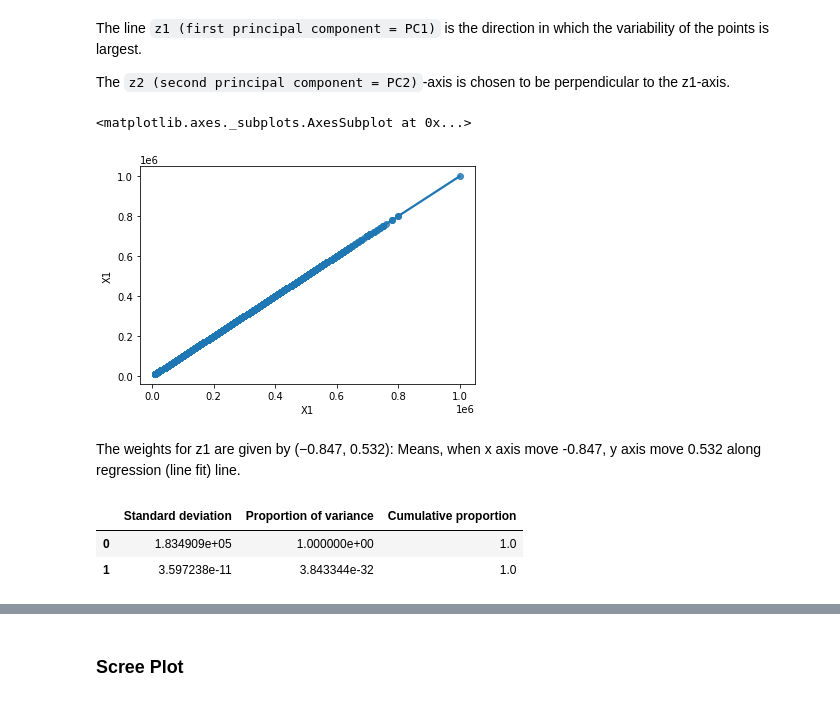
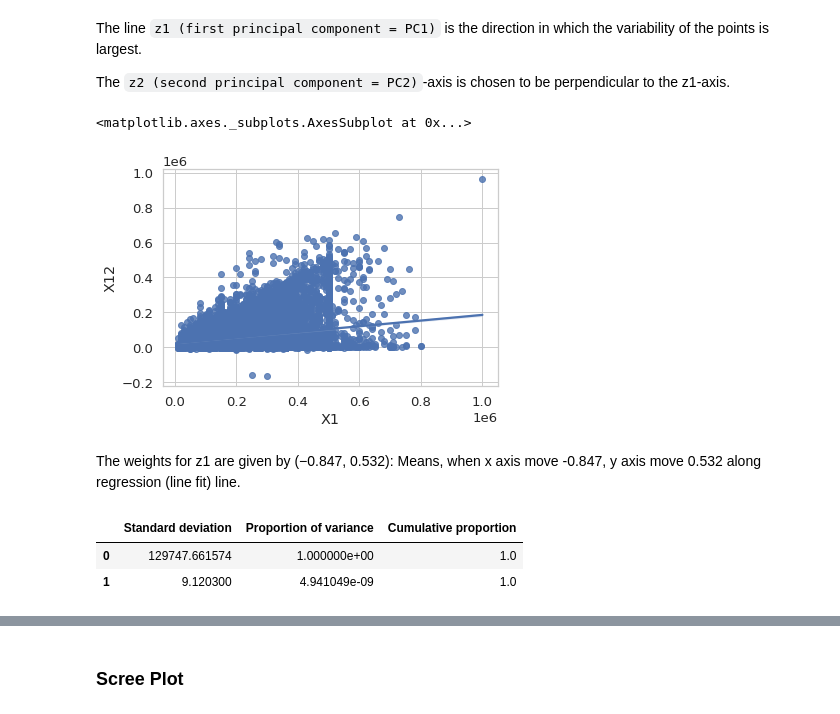
Before and after one commit to PosgradoMNA/actividades-del-projecto-cad_equipo_18, a Jupyter notebook: Semana_4_Actividad_1_Equipo_18_PCA.ipynb, the cells around one changed output, grey strips where cells are left out. Cells and saved outputs as stored; diff of their text form; code cells hidden in the pictures.

```diff
--- a/Semana_4_Actividad_1_Equipo_18_PCA.ipynb
+++ b/Semana_4_Actividad_1_Equipo_18_PCA.ipynb
@@ -248,12 +303,12 @@ import seaborn as sns
 # %%
 p = sns.regplot(data = df,
                 x = df.X1,
-                y = df.X1
+                y = df.X12
                )
 p
 # %% [output]
 <matplotlib.axes._subplots.AxesSubplot at 0x...>
-[figure, old version]
+[figure, new version]
 # %% [markdown]
 The weights for z1 are given by (−0.847, 0.532): Means, when x axis move -0.847, y axis move 0.532 along regression (line fit) line.
 # %%
@@ -262,7 +317,7 @@ from sklearn.decomposition import PCA
 # %%
 pcs = PCA(n_components=2)
 
-pcs.fit(df[['X1', 'X1']])
+pcs.fit(ncredit_df[['X1', 'X5']])
 
 pcsSummary = pd.DataFrame({'Standard deviation': np.sqrt(pcs.explained_variance_),
                           'Proportion of variance': pcs.explained_variance_ratio_,
@@ -272,8 +327,8 @@ pcsSummary = pd.DataFrame({'Standard deviation': np.sqrt(pcs.explained_variance_
 pcsSummary
 # %% [output]
 |  | Standard deviation | Proportion of variance | Cumulative proportion |
-| 0 | 1.834909e+05 | 1.000000e+00 | 1.0 |
-| 1 | 3.597238e-11 | 3.843344e-32 | 1.0 |
+| 0 | 129747.661574 | 1.000000e+00 | 1.0 |
+| 1 | 9.120300 | 4.941049e-09 | 1.0 |
 # %%
 pcsSummary = pcsSummary.transpose()
 pcsSummary.round(2)
```
Also changed, not shown: parts of 31 cells of this notebook.
